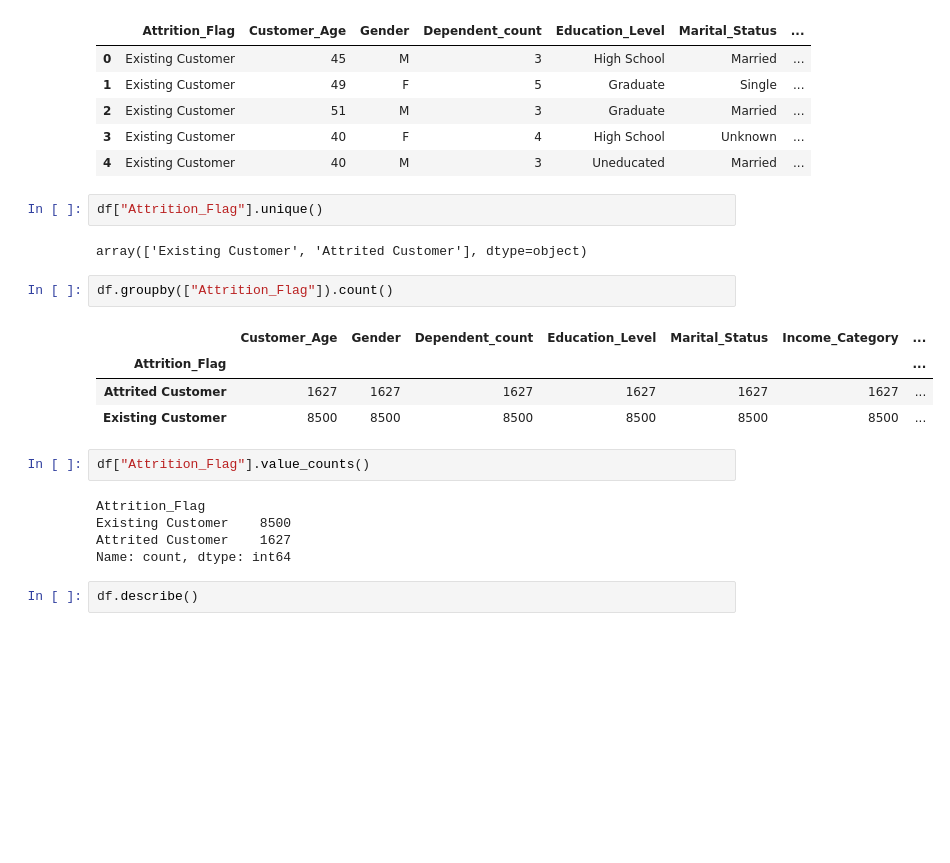
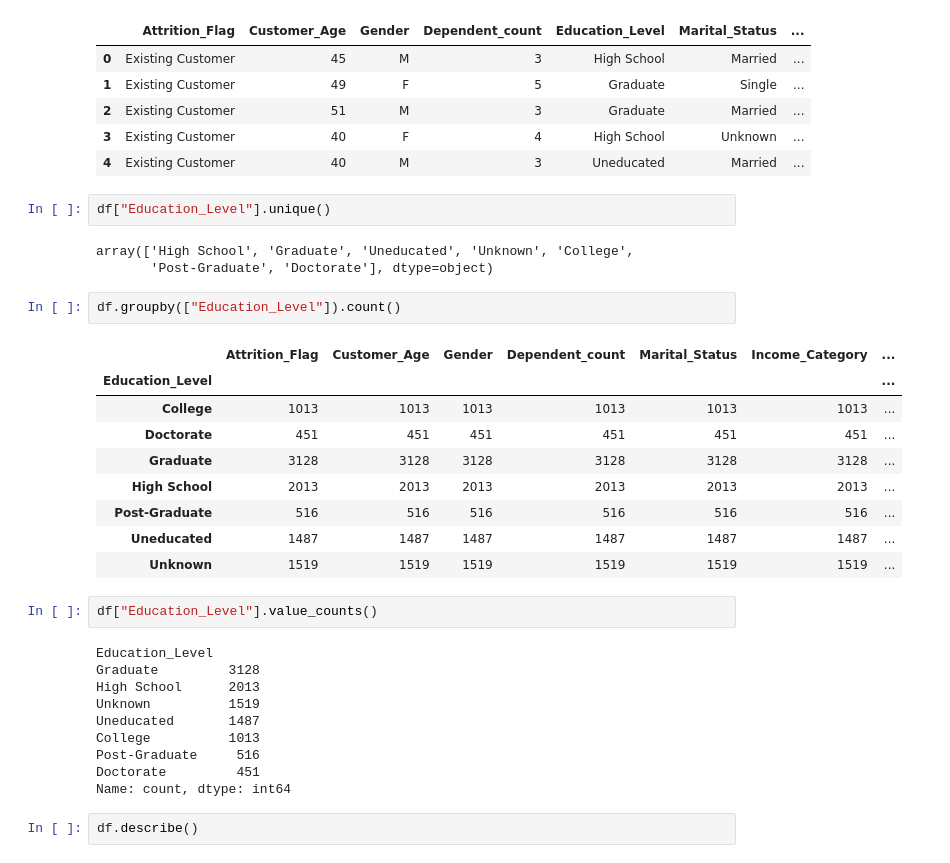
Before and after one commit to SorianoMariaA/taller2-Maria, a Jupyter notebook: bank-churners-init2.ipynb, the cells around one changed output. Saved outputs shown, nothing was run; the diff lists cells and outputs as text; blank space fills up the shorter version.

```diff
--- a/bank-churners-init2.ipynb
+++ b/bank-churners-init2.ipynb
@@ -29,22 +29,33 @@ df.head()
 | 3 | Existing Customer | 40 | F | 4 | High School | Unknown | ... |
 | 4 | Existing Customer | 40 | M | 3 | Uneducated | Married | ... |
 # %%
-df["Attrition_Flag"].unique()
+df["Education_Level"].unique()
 # %% [output]
-array(['Existing Customer', 'Attrited Customer'], dtype=object)
+array(['High School', 'Graduate', 'Uneducated', 'Unknown', 'College',
+       'Post-Graduate', 'Doctorate'], dtype=object)
 # %%
-df.groupby(["Attrition_Flag"]).count()
+df.groupby(["Education_Level"]).count()
 # %% [output]
-|  | Customer_Age | Gender | Dependent_count | Education_Level | Marital_Status | Income_Category | ... |
-| Attrition_Flag |  |  |  |  |  |  | ... |
-| Attrited Customer | 1627 | 1627 | 1627 | 1627 | 1627 | 1627 | ... |
-| Existing Customer | 8500 | 8500 | 8500 | 8500 | 8500 | 8500 | ... |
+|  | Attrition_Flag | Customer_Age | Gender | Dependent_count | Marital_Status | Income_Category | ... |
+| Education_Level |  |  |  |  |  |  | ... |
+| College | 1013 | 1013 | 1013 | 1013 | 1013 | 1013 | ... |
+| Doctorate | 451 | 451 | 451 | 451 | 451 | 451 | ... |
+| Graduate | 3128 | 3128 | 3128 | 3128 | 3128 | 3128 | ... |
+| High School | 2013 | 2013 | 2013 | 2013 | 2013 | 2013 | ... |
+| Post-Graduate | 516 | 516 | 516 | 516 | 516 | 516 | ... |
+| Uneducated | 1487 | 1487 | 1487 | 1487 | 1487 | 1487 | ... |
+| Unknown | 1519 | 1519 | 1519 | 1519 | 1519 | 1519 | ... |
 # %%
-df["Attrition_Flag"].value_counts()
+df["Education_Level"].value_counts()
 # %% [output]
-Attrition_Flag
-Existing Customer    8500
-Attrited Customer    1627
+Education_Level
+Graduate         3128
+High School      2013
+Unknown          1519
+Uneducated       1487
+College          1013
+Post-Graduate     516
+Doctorate         451
 Name: count, dtype: int64
 # %%
 df.describe()
```
Also changed, not shown: parts of 2 cells of this notebook.
